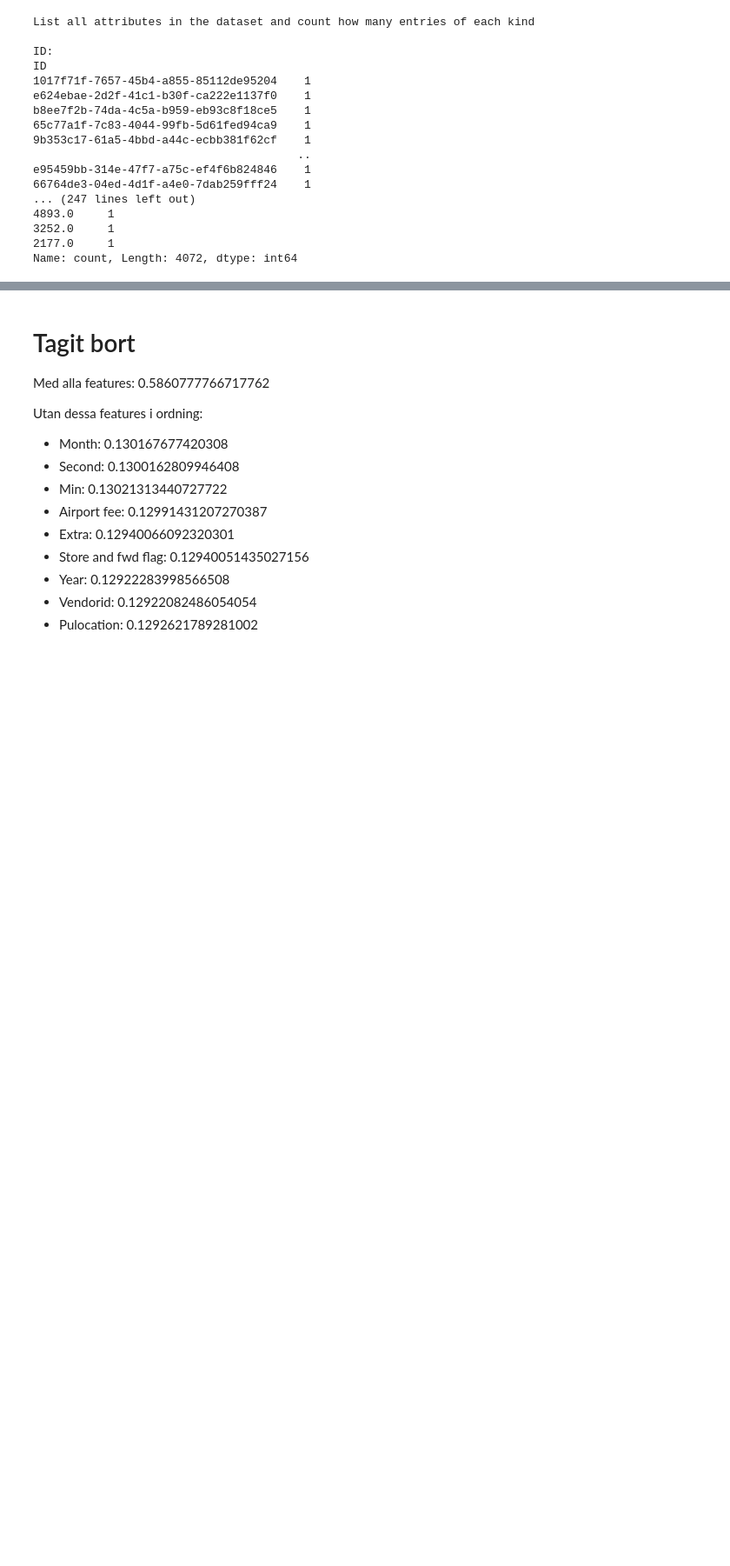
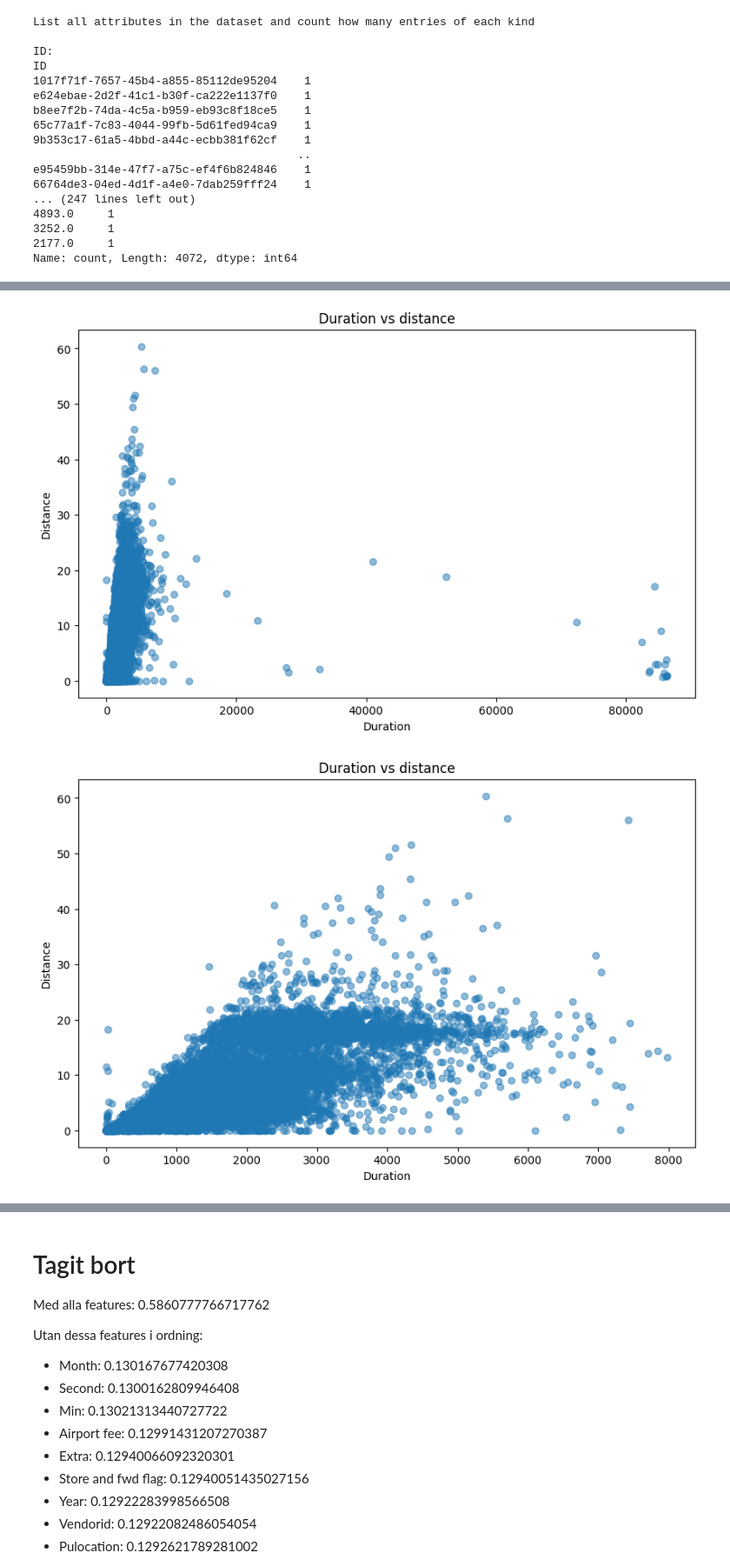
Before and after one commit to hali1506/maskproj, a Jupyter notebook: preproc.ipynb, the cells around one changed output, grey strips where cells are left out. Shown at 87% size. Saved outputs shown, nothing was run; the diff lists cells and outputs as text; code cells hidden in the pictures; blank space fills up the shorter version.

```diff
--- a/preproc.ipynb
+++ b/preproc.ipynb
@@ -177,0 +168,80 @@ X_train, X_test, y_train, y_test = train_test_split(X_data, y_data, test_size=0.
+# %%
+import matplotlib.pyplot as plt
+import numpy as np
+
+# Assuming 'p_distance' is the column for distance and 'duration' is the column for time
+plt.figure(figsize=(10, 6))
+plt.scatter(df['duration'],df['p_distance'], alpha=0.5)
+plt.title('Duration vs distance')
+plt.xlabel('Duration')
+plt.ylabel('Distance')
+plt.show()
+
+
+# Filtering out the outliers
+df = df[(df['duration'] < 8000) & (df['duration']>0)]
+
+# Plotting the filtered data
+plt.figure(figsize=(10, 6))
+plt.scatter(df['duration'],df['p_distance'], alpha=0.5)
+plt.title('Duration vs distance')
+plt.xlabel('Duration')
+plt.ylabel('Distance')
+plt.show()
+
+plt.figure(figsize=(10, 6))
+plt.scatter(df['duration'],df['fare_amount'], alpha=0.5)
+plt.title('Duration vs fare amount')
+plt.xlabel('Duration')
+plt.ylabel('Fare amount')
+plt.show()
+
+df = df[(df['fare_amount'] < 150) & (df['fare_amount'] > 0)]
+
+plt.figure(figsize=(10, 6))
+plt.scatter(df['duration'],df['fare_amount'], alpha=0.5)
+plt.title('Duration vs fare amount')
+plt.xlabel('Duration')
+plt.ylabel('Fare amount')
+plt.show()
+
+df = df.drop(columns=[
+    'tpep_pickup_year',
+    'tpep_dropoff_year',
+    'store_and_fwd_flag',
+    'airport_fee',
+    'payment_type',
+    'congestion_surcharge',
+    'passenger_count',
+    'vendorid',
+    'improvement_surcharge',
+    'tolls_amount',
+    'extra',
+    'tip_amount',
+    'tpep_dropoff_day',
+    'tpep_pickup_day',
+    'tpep_pickup_month',
+    'tpep_pickup_second',
+    'tpep_dropoff_second',
+    # 'vendorid',
+    # 'mta_tax',
+    # 'pulocationid',
+    # 'tpep_dropoff_month',
+    # 'dolocationid',
+    # 'total_amount',
+    # 'tpep_pickup_minute',
+    # 'tpep_dropoff_minute',
+    # 'tpep_pickup_hour',
+    # 'tpep_dropoff_hour'
+
+], axis=1)
+
+X_data = df.drop('duration', axis=1)
+y_data = df['duration']
+
+
+from sklearn.model_selection import train_test_split
+X_train, X_test, y_train, y_test = train_test_split(X_data, y_data, test_size=0.2, random_state=42)
+# %% [output]
+[figure, added]
+[figure, added]
```
Also changed, not shown: parts of 8 cells of this notebook.
